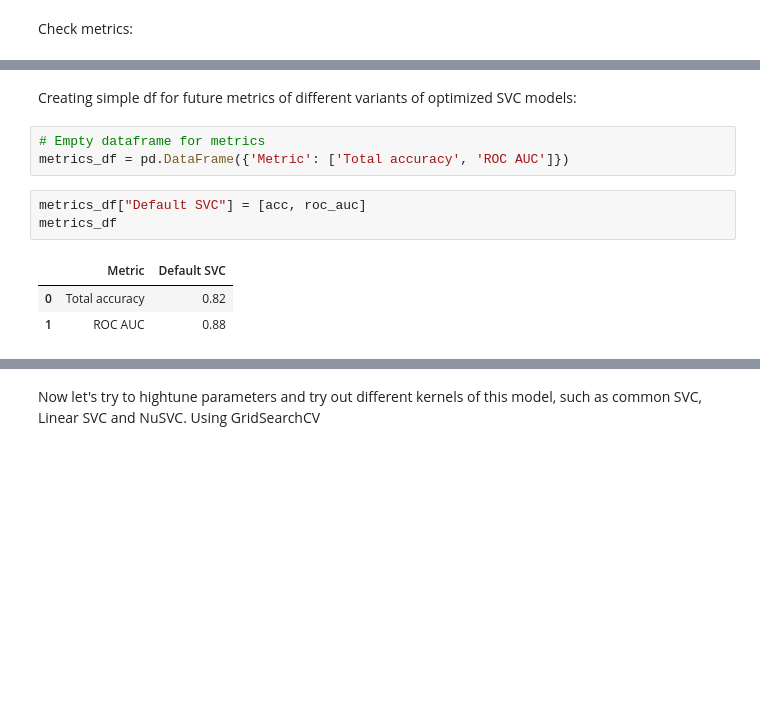
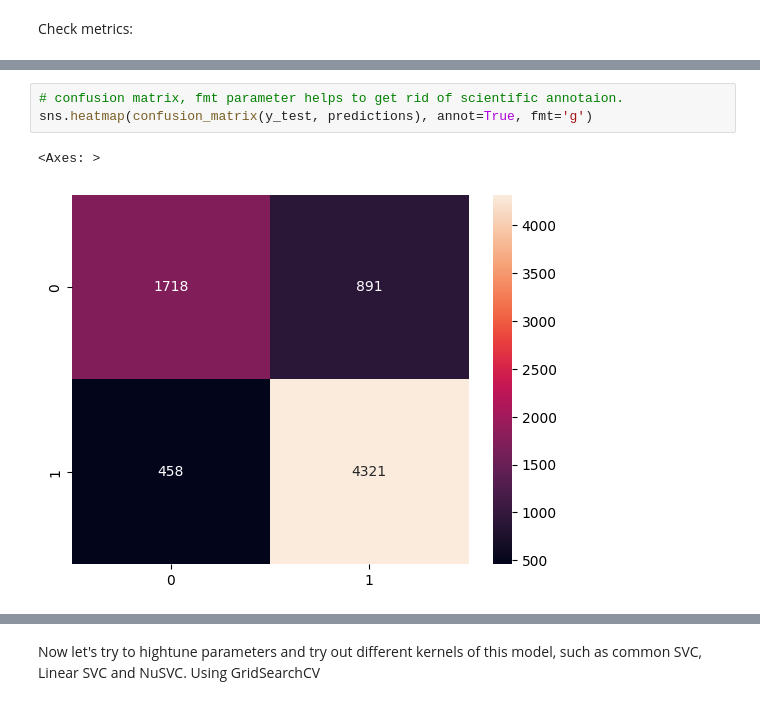
Before and after one commit to KirSobolev/Introduction-to-ML, a Jupyter notebook: exercise3/svc.ipynb, the cells around one changed output, grey strips where cells are left out. Cells and saved outputs as stored; diff of their text form; blank space fills up the shorter version.

```diff
--- a/exercise3/svc.ipynb
+++ b/exercise3/svc.ipynb
@@ -162,12 +72,6 @@ In next table we see results of different versions of usual logistic regression
-# %% [markdown]
-Creating simple df for future metrics of different variants of optimized SVC models:
-# %%
-# Empty dataframe for metrics
-metrics_df = pd.DataFrame({'Metric': ['Total accuracy', 'ROC AUC']})
-# %%
-metrics_df["Default SVC"] = [acc, roc_auc]
-metrics_df
-# %% [output]
-|  | Metric | Default SVC |
-| 0 | Total accuracy | 0.82 |
-| 1 | ROC AUC | 0.88 |
+# %%
+# confusion matrix, fmt parameter helps to get rid of scientific annotaion.
+sns.heatmap(confusion_matrix(y_test, predictions), annot=True, fmt='g')
+# %% [output]
+<Axes: >
+[figure, added]
```
Also changed, not shown: parts of 32 cells of this notebook, 2 other files.
